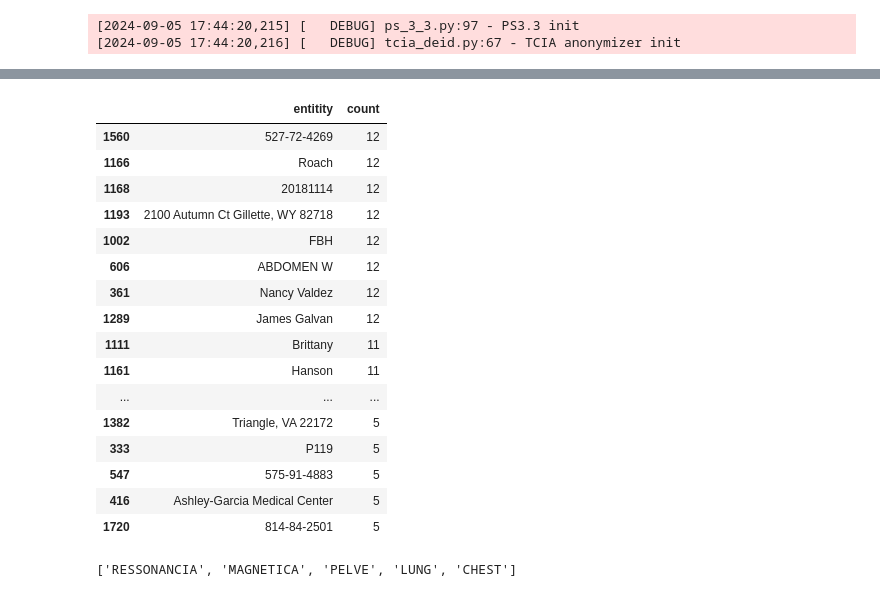
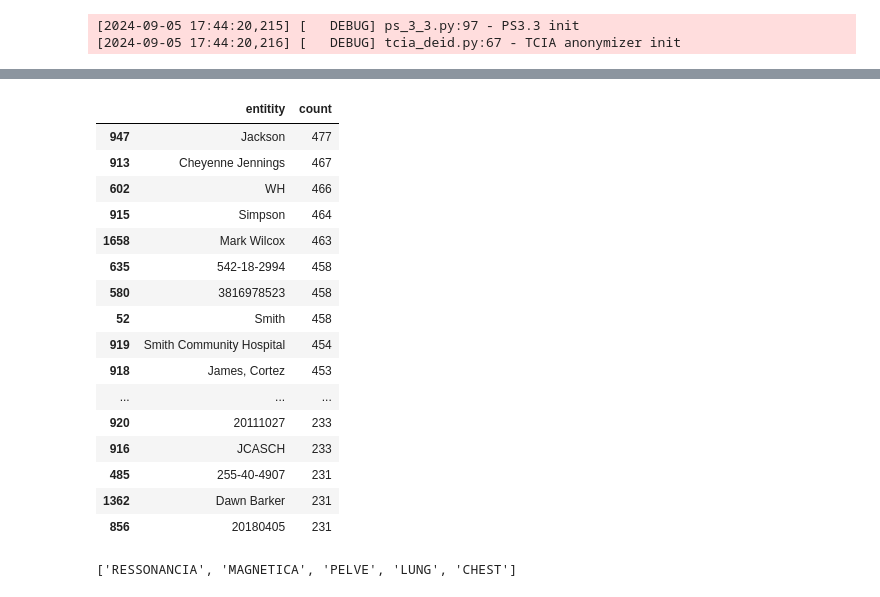
Before and after one commit to MIC-DKFZ/miccai2024_midi-b-submission, a Jupyter notebook: notebooks/exp_test_data.ipynb, the cells around one changed output, grey strips where cells are left out. Saved outputs shown, nothing was run; the diff lists cells and outputs as text; code cells hidden in the pictures.

Commit message:
finalized for the final run on test data

```diff
--- a/notebooks/exp_test_data.ipynb
+++ b/notebooks/exp_test_data.ipynb
@@ -95,7 +95,7 @@ Dataset.file_meta -------------------------------
 import pandas as pd
 from pathlib import Path
 # %%
-output_mapping_path = "/home/r079a/Desktop/de-identification/dataset/midi-test-data/output_data/mappings"
+output_mapping_path = "/home/r079a/Desktop/de-identification/dataset/midi-test-data/output_data_sample/mappings"
 
 detected_entitis_csv = Path(output_mapping_path, "detected_entities.csv")
 # %%
@@ -105,25 +105,25 @@ detected_entities_df = detected_entities_df.sort_values(by=['count'], ascending=
 # %%
 pd.set_option('display.max_rows', 100)
 # %%
-detected_entities_df[1100:1200]
+detected_entities_df[100:200]
 # %% [output]
 |  | entitity | count |
-| 1560 | 527-72-4269 | 12 |
-| 1166 | Roach | 12 |
-| 1168 | 20181114 | 12 |
-| 1193 | 2100 Autumn Ct Gillette, WY 82718 | 12 |
-| 1002 | FBH | 12 |
-| 606 | ABDOMEN W | 12 |
-| 361 | Nancy Valdez | 12 |
-| 1289 | James Galvan | 12 |
-| 1111 | Brittany | 11 |
-| 1161 | Hanson | 11 |
+| 947 | Jackson | 477 |
+| 913 | Cheyenne Jennings | 467 |
+| 602 | WH | 466 |
+| 915 | Simpson | 464 |
+| 1658 | Mark Wilcox | 463 |
+| 635 | 542-18-2994 | 458 |
+| 580 | 3816978523 | 458 |
+| 52 | Smith | 458 |
+| 919 | Smith Community Hospital | 454 |
+| 918 | James, Cortez | 453 |
 | ... | ... | ... |
-| 1382 | Triangle, VA 22172 | 5 |
-| 333 | P119 | 5 |
-| 547 | 575-91-4883 | 5 |
-| 416 | Ashley-Garcia Medical Center | 5 |
-| 1720 | 814-84-2501 | 5 |
+| 920 | 20111027 | 233 |
+| 916 | JCASCH | 233 |
+| 485 | 255-40-4907 | 231 |
+| 1362 | Dawn Barker | 231 |
+| 856 | 20180405 | 231 |
 # %%
 [',', '-', '(', ')', 'Price', 'Short', 'Glass', 'BrzuchMiednica', 'H20', 'Day', 'JPEGLOSSLESSPROCFIRSTORDERREDICT', 'KIDNEY_MASS_HEMATURIA_BMI_under30', 'THINS']
 ['RESSONANCIA', 'MAGNETICA', 'PELVE', 'LUNG', 'CHEST', 'ABDOMEN', 'miednicy']
```
Also changed, not shown: 4 other files.
